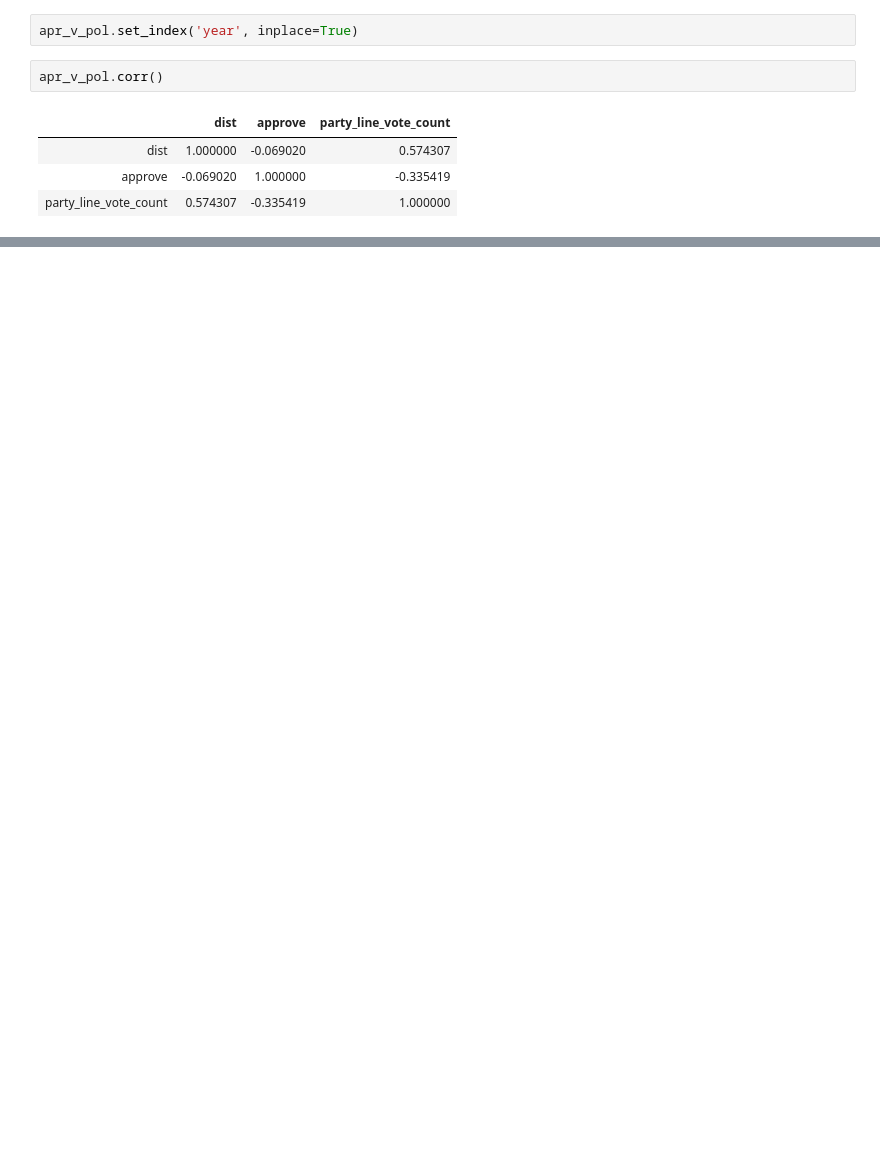
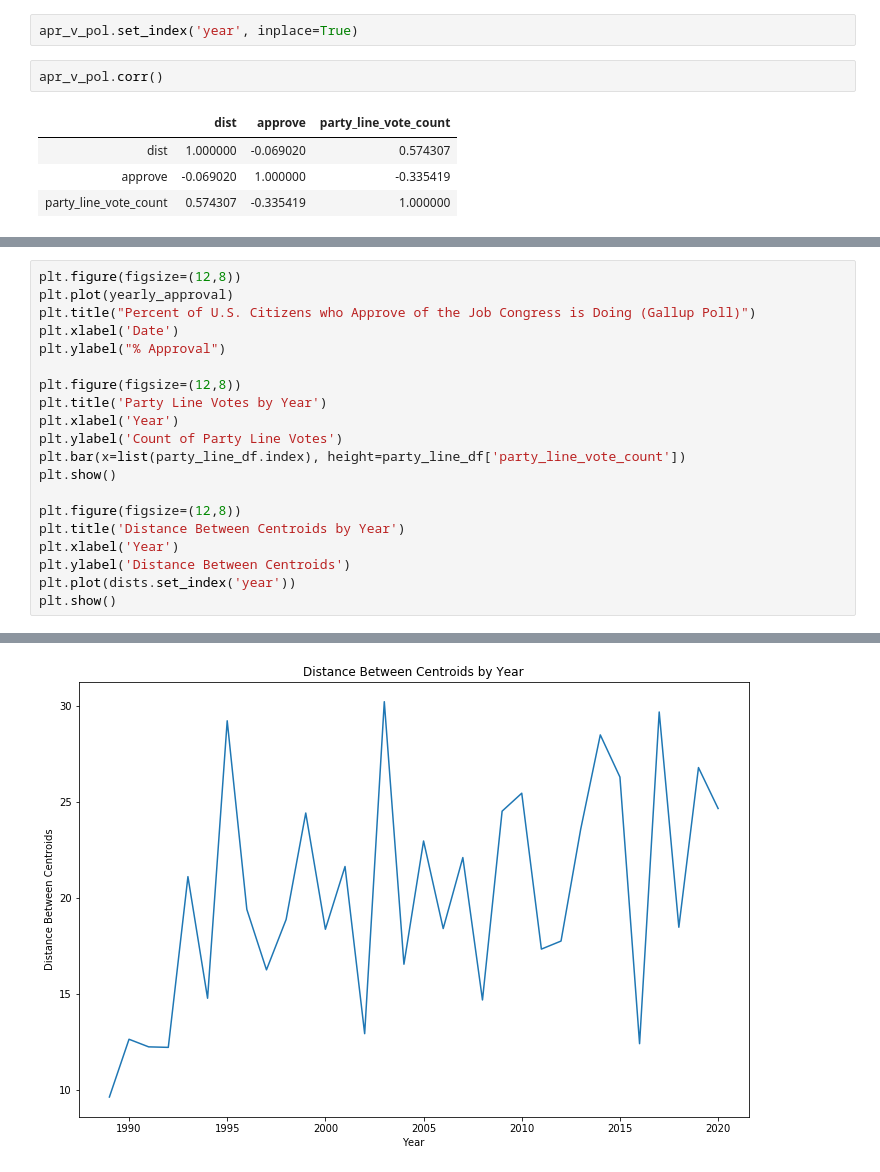
Before and after one commit to nastory/senate_votes, a Jupyter notebook: Analysis of U.S. Senate Polarization.ipynb, the cells around one changed output, grey strips where cells are left out. Saved outputs shown, nothing was run; the diff lists cells and outputs as text; blank space fills up the shorter version.

```diff
--- a/Analysis of U.S. Senate Polarization.ipynb
+++ b/Analysis of U.S. Senate Polarization.ipynb
@@ -751,0 +746,21 @@ Moderate correlation between the number of party-line votes and distance between
+# %%
+plt.figure(figsize=(12,8))
+plt.plot(yearly_approval)
+plt.title("Percent of U.S. Citizens who Approve of the Job Congress is Doing (Gallup Poll)")
+plt.xlabel('Date')
+plt.ylabel("% Approval")
+
+plt.figure(figsize=(12,8))
+plt.title('Party Line Votes by Year')
+plt.xlabel('Year')
+plt.ylabel('Count of Party Line Votes')
+plt.bar(x=list(party_line_df.index), height=party_line_df['party_line_vote_count'])
+plt.show()
+
+plt.figure(figsize=(12,8))
+plt.title('Distance Between Centroids by Year')
+plt.xlabel('Year')
+plt.ylabel('Distance Between Centroids')
+plt.plot(dists.set_index('year'))
+plt.show()
+# %% [output]
@@ -751,0 +769 @@ Moderate correlation between the number of party-line votes and distance between
+[figure, added]
```
Also changed, not shown: parts of 10 cells of this notebook.
